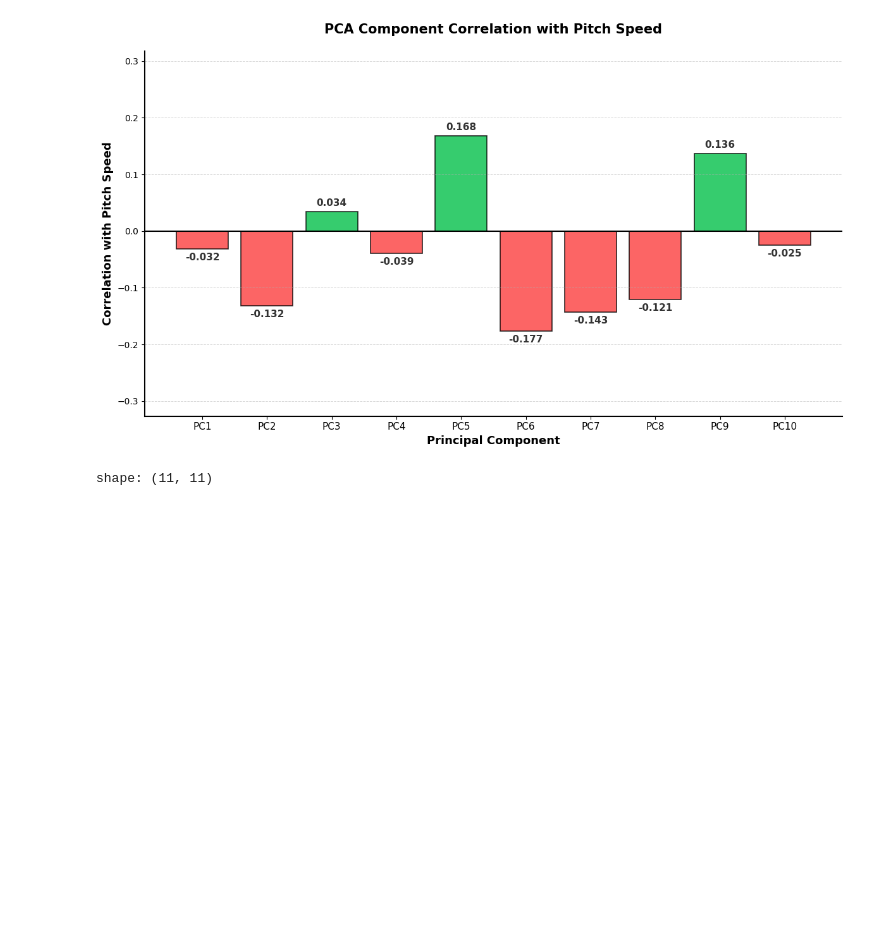
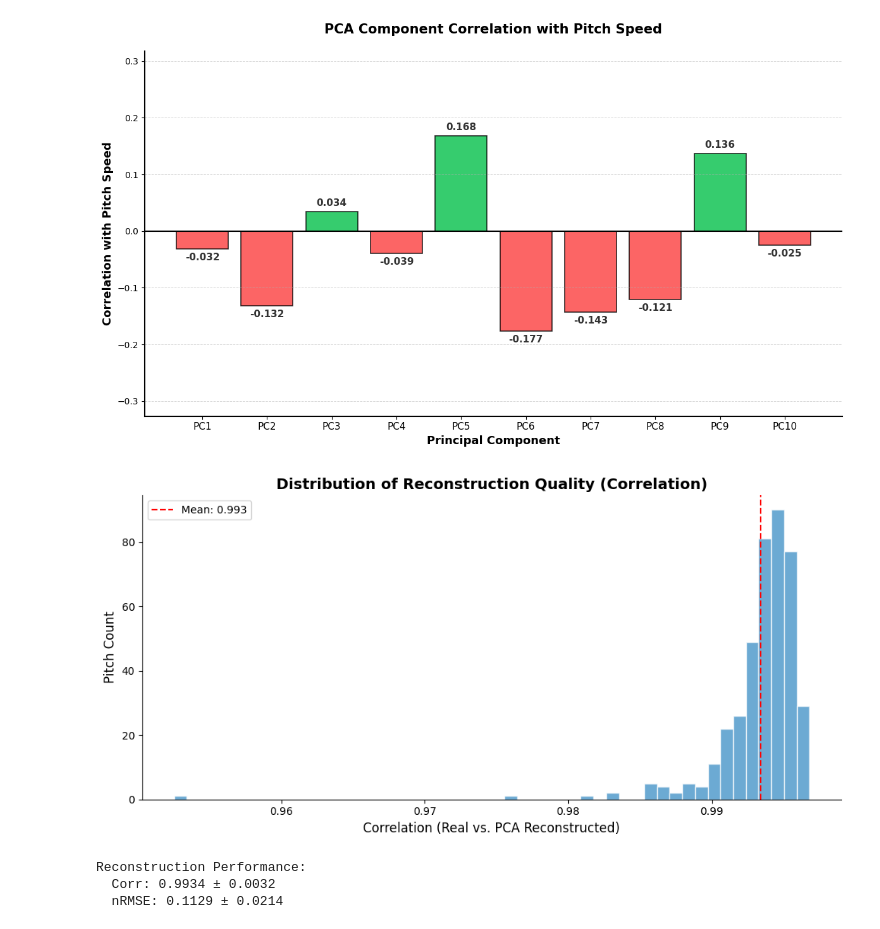
Before and after one commit to brianhockett/baseball-motion-analysis, a Jupyter notebook: pca.ipynb, the cells around one changed output. Cells and saved outputs as stored; diff of their text form; code cells hidden in the pictures; blank space fills up the shorter version.

```diff
--- a/pca.ipynb
+++ b/pca.ipynb
@@ -356,6 +402,49 @@ plt.show()
 # %% [output]
 [figure]
 # %%
-pca_df[:, 3:].corr()
+import matplotlib.pyplot as plt
+import numpy as np
+
+# 1. Vectorized Reconstruction
+# scores_all: (N, k), sqrt_lambda: (k,), V: (D, k)
+scores_all = pca_df.select(pl.col("^PC.*_Score$")).to_numpy()
+reconstructed_all = X_mean.T + (scores_all * np.sqrt(Lambda)) @ V_components.T
+
+# 2. Vectorized Metrics
+real_all = df.select(pl.nth(range(8, len(df.columns)))).to_numpy()
+
+# Row-wise correlation
+def row_corr(A, B):
+    # Centered rows
+    ma, mb = A.mean(1, keepdims=True), B.mean(1, keepdims=True)
+    am, bm = A - ma, B - mb
+    return (am * bm).sum(1) / np.sqrt((am**2).sum(1) * (bm**2).sum(1))
+
+corrs = row_corr(real_all, reconstructed_all)
+# Normalized RMSE (standardized by signal SD)
+rmses = np.sqrt(((real_all - reconstructed_all)**2).mean(1)) / real_all.std(1)
+
+# 3. Clean, Compact Visualization
+fig, ax = plt.subplots(figsize=(10, 5))
+color = '#2E86C1'
+
+# We'll focus on the Correlation distribution as it's the most intuitive
+ax.hist(corrs, bins=50, color=color, alpha=0.7, edgecolor='white')
+ax.axvline(corrs.mean(), color='red', linestyle='--', label=f'Mean: {corrs.mean():.3f}')
+
+ax.set_title('Distribution of Reconstruction Quality (Correlation)', fontsize=14, fontweight='bold')
+ax.set_xlabel('Correlation (Real vs. PCA Reconstructed)', fontsize=12)
+ax.set_ylabel('Pitch Count', fontsize=12)
+ax.spines[['top', 'right']].set_visible(False)
+ax.legend()
+
+plt.tight_layout()
+plt.show()
+
+print(f"Reconstruction Performance:\n  Corr: {corrs.mean():.4f} ± {corrs.std():.4f}")
+print(f"  nRMSE: {rmses.mean():.4f} ± {rmses.std():.4f}")
 # %% [output]
+[figure, added]
-shape: (11, 11)
+Reconstruction Performance:
+  Corr: 0.9934 ± 0.0032
+  nRMSE: 0.1129 ± 0.0214
```
Also changed, not shown: parts of 3 cells of this notebook, 3 other files.
